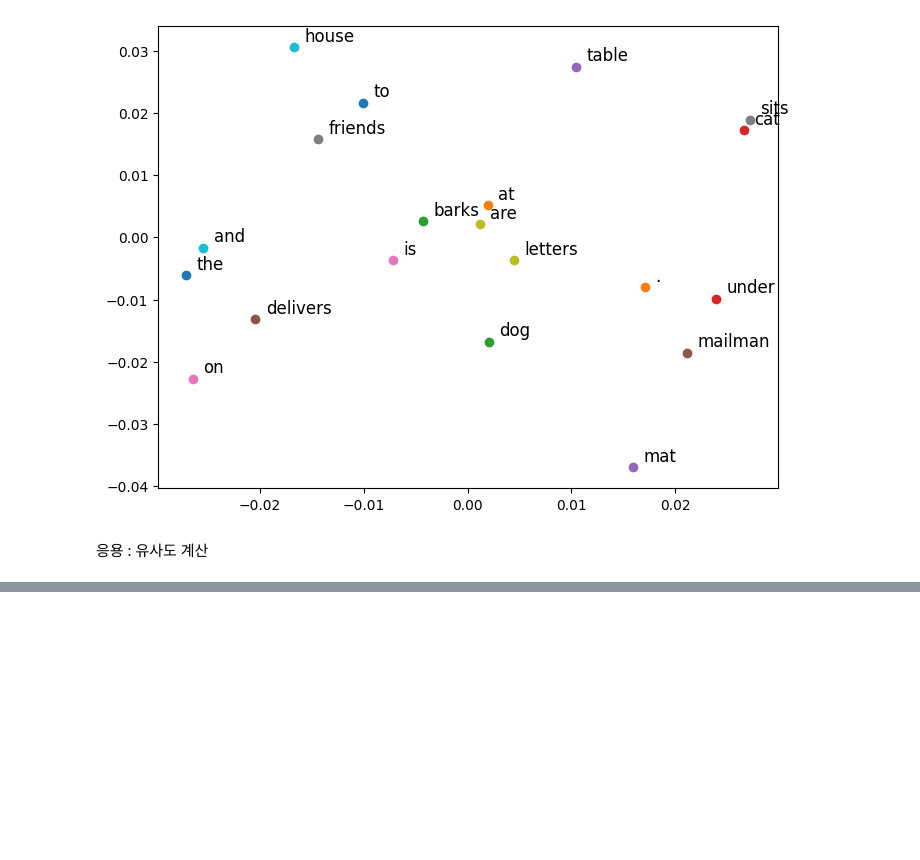
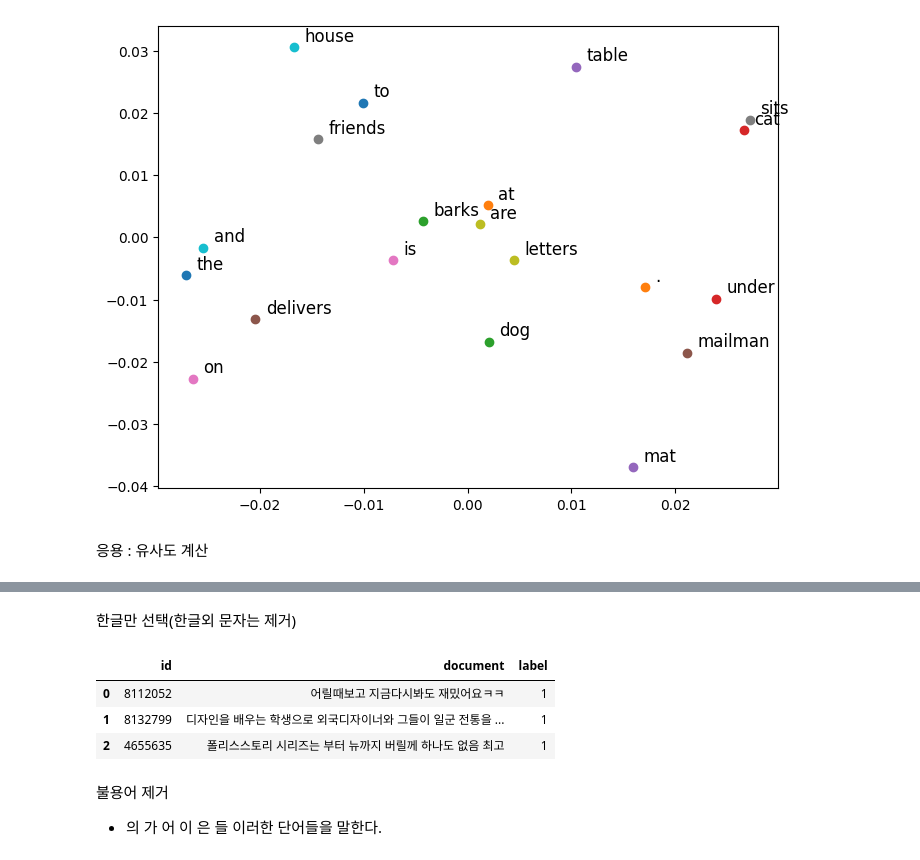
Before and after one commit to leekyuyoung-ai/AI, a Jupyter notebook: 4_2단어표현과_임베딩.ipynb, the cells around one changed output, grey strips where cells are left out. Drawn from its saved outputs; the diff is of its cells as text; code cells hidden in the pictures; blank space fills up the shorter version.

```diff
--- a/4_2단어표현과_임베딩.ipynb
+++ b/4_2단어표현과_임베딩.ipynb
@@ -197,0 +355,13 @@ df
+# %% [markdown]
+한글만 선택(한글외 문자는 제거)
+# %%
+train_data['document'] = train_data['document'].str.replace("[^ㄱ-ㅎㅏ-ㅣ가-힣 ]","",regex=True)
+train_data[:3]
+# %% [output]
+|  | id | document | label |
+| 0 | 8112052 | 어릴때보고 지금다시봐도 재밌어요ㅋㅋ | 1 |
+| 1 | 8132799 | 디자인을 배우는 학생으로 외국디자이너와 그들이 일군 전통을 ... | 1 |
+| 2 | 4655635 | 폴리스스토리 시리즈는 부터 뉴까지 버릴께 하나도 없음 최고 | 1 |
+# %% [markdown]
+불용어 제거
+  - 의 가 어 이 은 들  이러한 단어들을 말한다.
```
Also changed, not shown: parts of 27 cells of this notebook, 1 other file.
